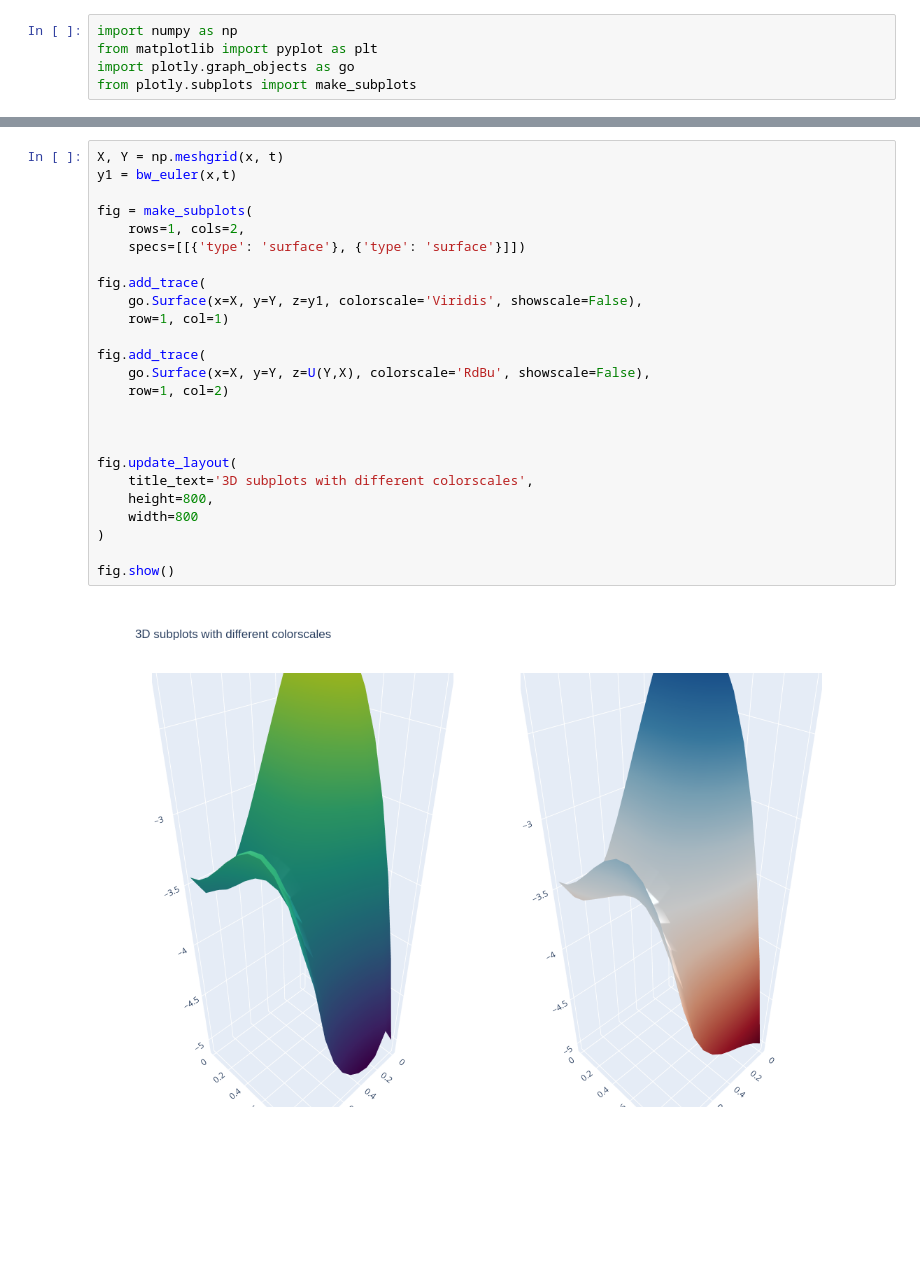
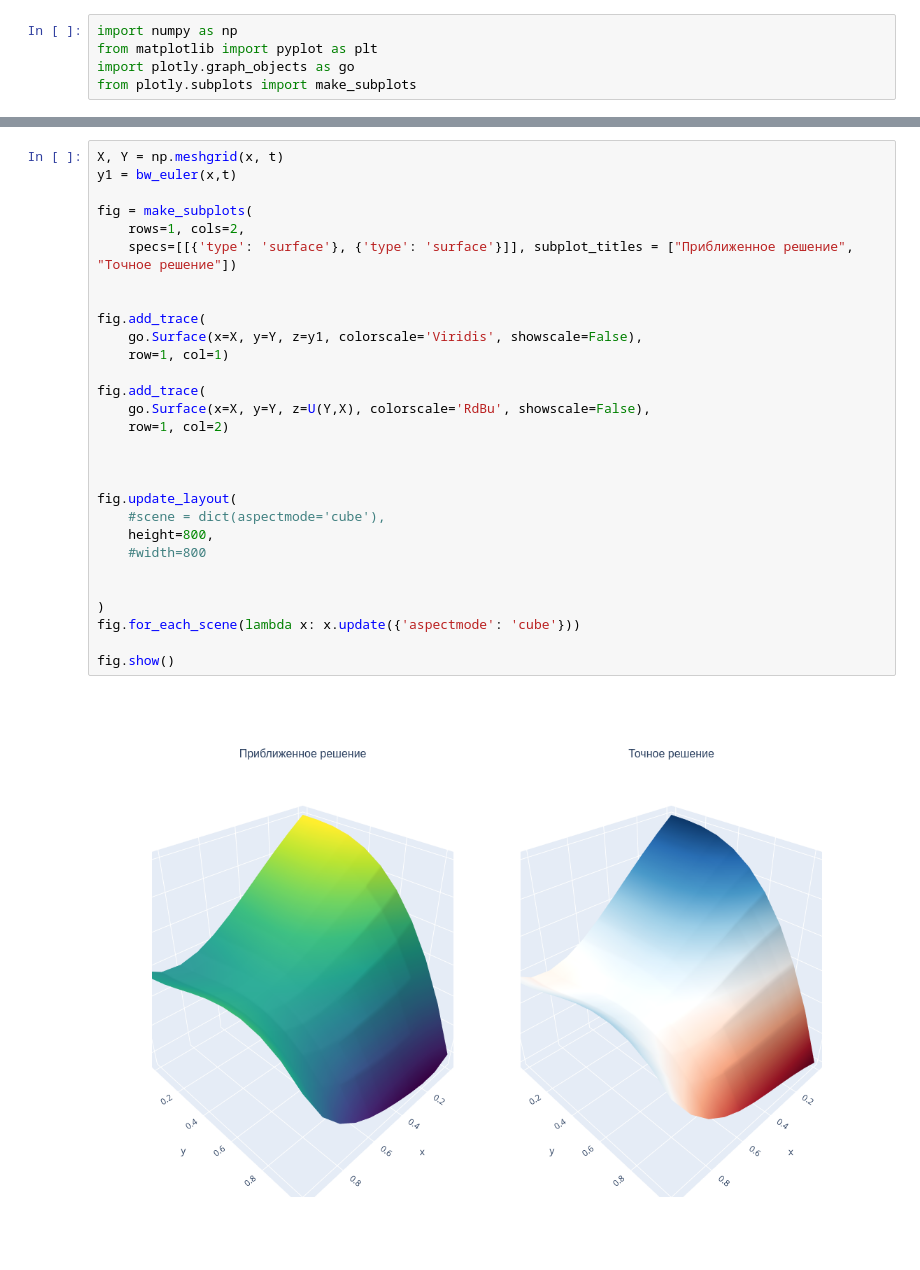
Before and after one commit to VeryBaDWerewolf/numerical-labs, a Jupyter notebook: Task1.ipynb, the cells around one changed output, grey strips where cells are left out. Drawn from its saved outputs; the diff is of its cells as text; blank space fills up the shorter version.

```diff
--- a/Task1.ipynb
+++ b/Task1.ipynb
@@ -104,27 +92,31 @@ plt.show()
 # %%
 X, Y = np.meshgrid(x, t)
 y1 = bw_euler(x,t)
 
 fig = make_subplots(
     rows=1, cols=2,
-    specs=[[{'type': 'surface'}, {'type': 'surface'}]])
+    specs=[[{'type': 'surface'}, {'type': 'surface'}]], subplot_titles = ["Приближенное решение", "Точное решение"])
+
 
 fig.add_trace(
     go.Surface(x=X, y=Y, z=y1, colorscale='Viridis', showscale=False),
     row=1, col=1)
 
 fig.add_trace(
     go.Surface(x=X, y=Y, z=U(Y,X), colorscale='RdBu', showscale=False),
     row=1, col=2)
 
 
 
 fig.update_layout(
-    title_text='3D subplots with different colorscales',
+    #scene = dict(aspectmode='cube'),
     height=800,
-    width=800
+    #width=800
+
+
 )
+fig.for_each_scene(lambda x: x.update({'aspectmode': 'cube'}))
 
 fig.show()
 # %% [output]
-[figure, old version]
+[figure, new version]
```
Also changed, not shown: parts of 4 cells of this notebook.
